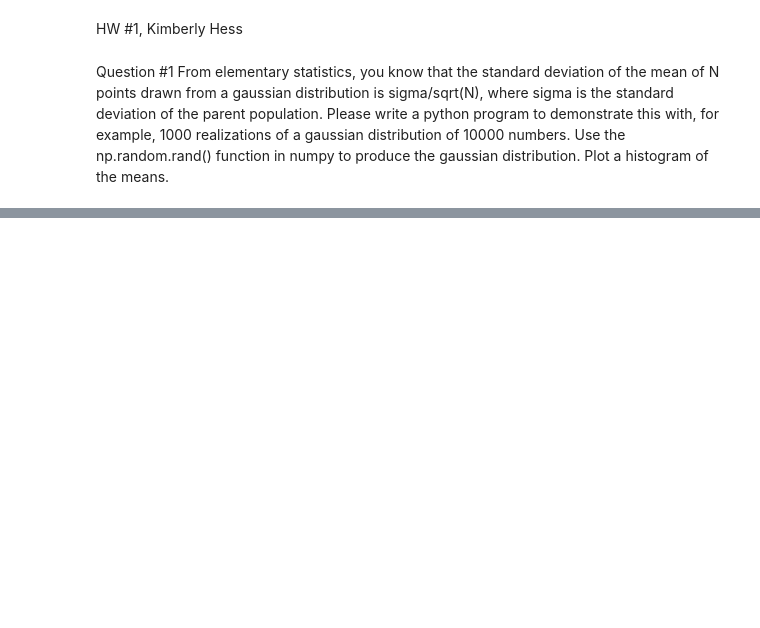
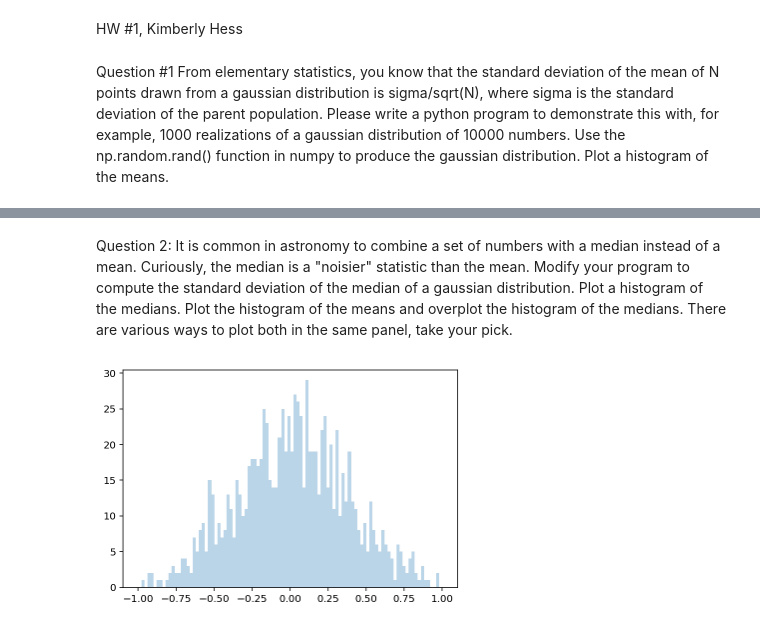
Before and after one commit to lockepatton/ASTR100-2020, a Jupyter notebook: Students/K_Hess/ASTR_100_HW1-Copy1.ipynb, the cells around one changed output, grey strips where cells are left out. Cells and saved outputs as stored; diff of their text form; code cells hidden in the pictures; blank space fills up the shorter version.

Commit message:
'take two'

```diff
--- a/Students/K_Hess/ASTR_100_HW1-Copy1.ipynb
+++ b/Students/K_Hess/ASTR_100_HW1-Copy1.ipynb
@@ -50,0 +27,18 @@ for i in gp:
+# %% [markdown]
+Question 2: It is common in astronomy to combine a set of numbers with a
+    median instead of a mean.  Curiously, the median is a "noisier"
+    statistic than the mean.  Modify your program to compute the
+    standard deviation of the median of a gaussian distribution.  Plot
+    a histogram of the medians.  Plot the histogram of the means and
+    overplot the histogram of the medians.  There are various ways to
+    plot both in the same panel, take your pick.
+# %%
+median=[]
+for i in range (1000):
+    normaldist = np.random.normal(0,1,10)
+    med=np.median(normaldist)
+    median.append(med)
+
+plt.hist(median, bins=100, range=[-1,1], alpha=0.3);
+# %% [output]
+[figure, added]
```
Also changed, not shown: parts of 16 cells of this notebook.
